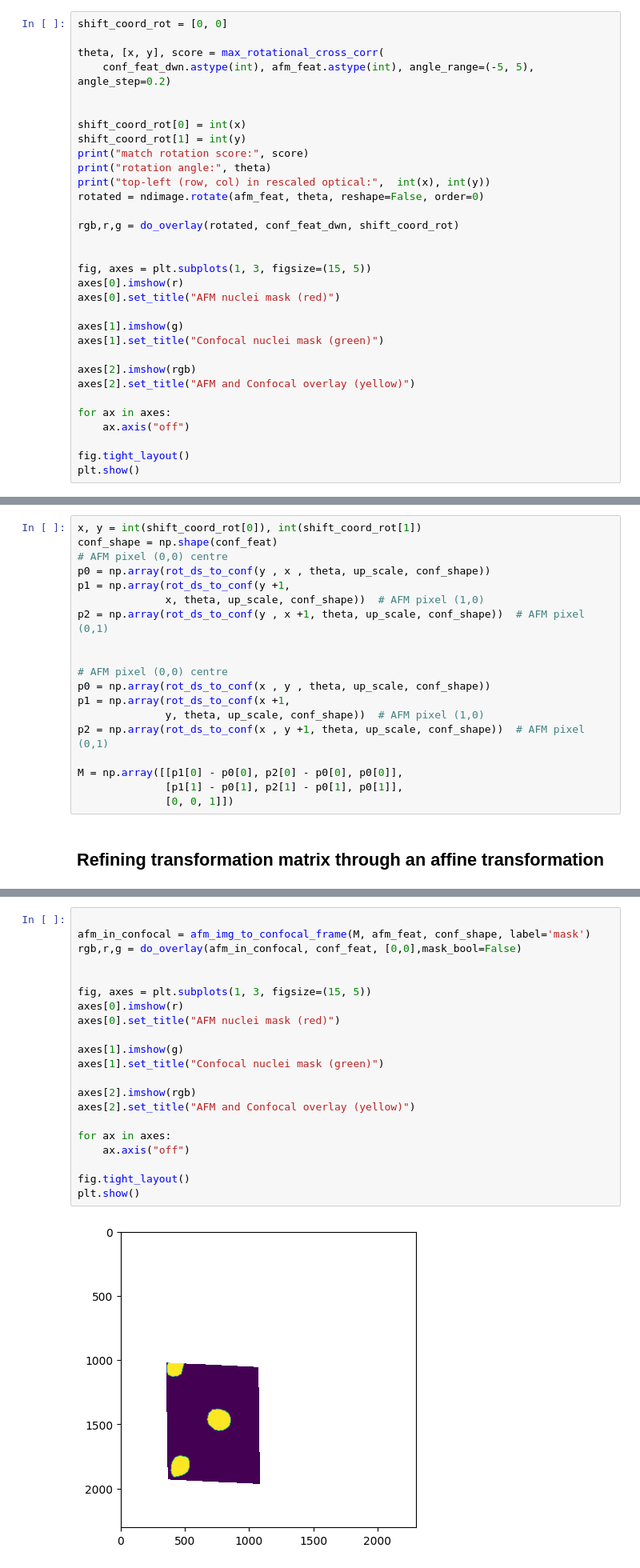
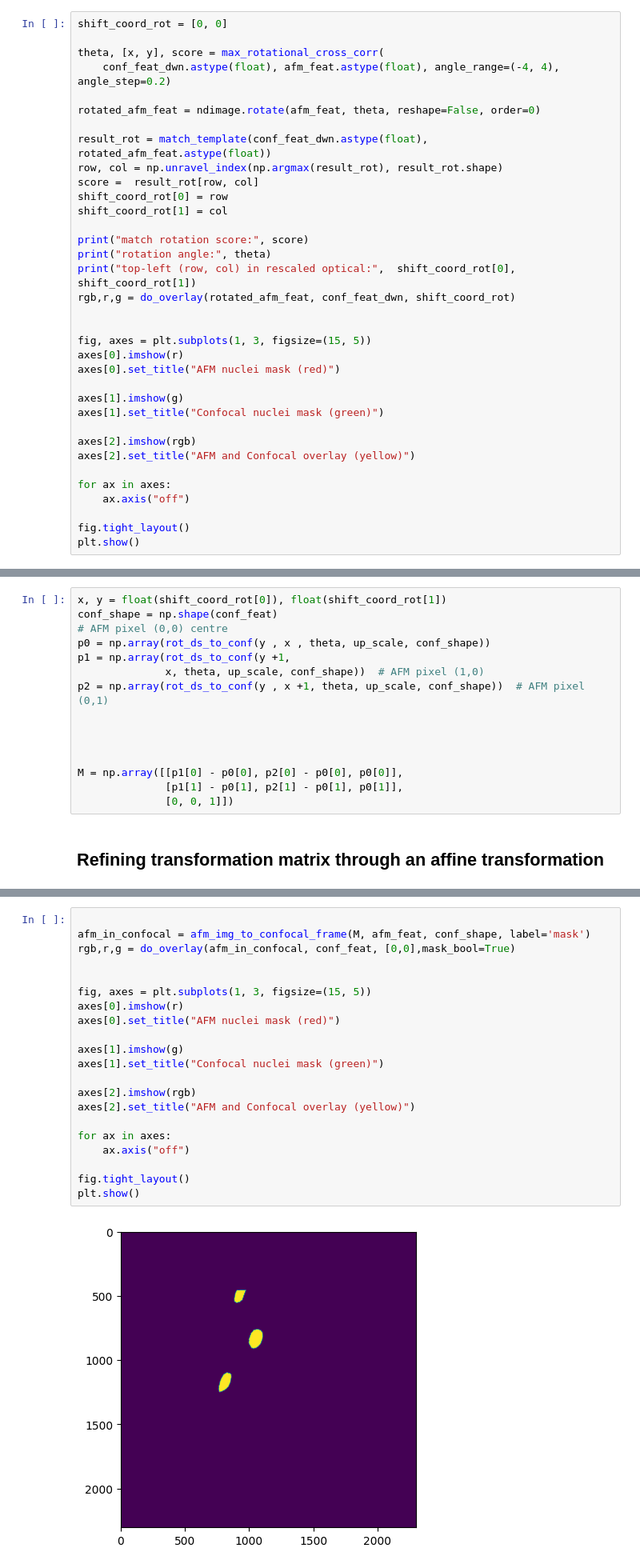
Before and after one commit to DyNaMo-INSERM/SarcoMechProfiler, a Jupyter notebook: Correlation_AFM_confocal.ipynb, the cells around one changed output, grey strips where cells are left out. Shown at 80% size. Saved outputs shown, nothing was run; the diff lists cells and outputs as text.

```diff
--- a/Correlation_AFM_confocal.ipynb
+++ b/Correlation_AFM_confocal.ipynb
@@ -66,17 +67,20 @@ plt.show()
 shift_coord_rot = [0, 0]
 
 theta, [x, y], score = max_rotational_cross_corr(
-    conf_feat_dwn.astype(int), afm_feat.astype(int), angle_range=(-5, 5), angle_step=0.2)
+    conf_feat_dwn.astype(float), afm_feat.astype(float), angle_range=(-4, 4), angle_step=0.2)
 
+rotated_afm_feat = ndimage.rotate(afm_feat, theta, reshape=False, order=0)
 
-shift_coord_rot[0] = int(x)
-shift_coord_rot[1] = int(y)
+result_rot = match_template(conf_feat_dwn.astype(float), rotated_afm_feat.astype(float))
+row, col = np.unravel_index(np.argmax(result_rot), result_rot.shape)
+score =  result_rot[row, col]
+shift_coord_rot[0] = row
+shift_coord_rot[1] = col
+
 print("match rotation score:", score)
 print("rotation angle:", theta)
-print("top-left (row, col) in rescaled optical:",  int(x), int(y))
-rotated = ndimage.rotate(afm_feat, theta, reshape=False, order=0)
-
-rgb,r,g = do_overlay(rotated, conf_feat_dwn, shift_coord_rot)
+print("top-left (row, col) in rescaled optical:",  shift_coord_rot[0], shift_coord_rot[1])
+rgb,r,g = do_overlay(rotated_afm_feat, conf_feat_dwn, shift_coord_rot)
 
 
 fig, axes = plt.subplots(1, 3, figsize=(15, 5))
@@ -104,7 +108,7 @@ top-left (row, col) in rescaled optical: 87 201
 # %% [markdown]
 ## Constructing transformation matrix
 # %%
-x, y = int(shift_coord_rot[0]), int(shift_coord_rot[1])
+x, y = float(shift_coord_rot[0]), float(shift_coord_rot[1])
 conf_shape = np.shape(conf_feat)
 # AFM pixel (0,0) centre
 p0 = np.array(rot_ds_to_conf(y , x , theta, up_scale, conf_shape))
@@ -113,11 +117,7 @@ p1 = np.array(rot_ds_to_conf(y +1,
 p2 = np.array(rot_ds_to_conf(y , x +1, theta, up_scale, conf_shape))  # AFM pixel (0,1)
 
 
-# AFM pixel (0,0) centre
-p0 = np.array(rot_ds_to_conf(x , y , theta, up_scale, conf_shape))
-p1 = np.array(rot_ds_to_conf(x +1,
-              y, theta, up_scale, conf_shape))  # AFM pixel (1,0)
-p2 = np.array(rot_ds_to_conf(x , y +1, theta, up_scale, conf_shape))  # AFM pixel (0,1)
+
 
 M = np.array([[p1[0] - p0[0], p2[0] - p0[0], p0[0]],
               [p1[1] - p0[1], p2[1] - p0[1], p0[1]],
@@ -164,24 +164,24 @@ shear (deviation of the y-axis from perpendicular): -3.55 deg
 # %%
 
 afm_in_confocal = afm_img_to_confocal_frame(M, afm_feat, conf_shape, label='mask')
-rgb,r,g = do_overlay(afm_in_confocal, conf_feat, [0,0],mask_bool=False)
+rgb,r,g = do_overlay(afm_in_confocal, conf_feat, [0,0],mask_bool=True)
 
 
 fig, axes = plt.subplots(1, 3, figsize=(15, 5))
 axes[0].imshow(r)
 axes[0].set_title("AFM nuclei mask (red)")
 
 axes[1].imshow(g)
 axes[1].set_title("Confocal nuclei mask (green)")
 
 axes[2].imshow(rgb)
 axes[2].set_title("AFM and Confocal overlay (yellow)")
 
 for ax in axes:
     ax.axis("off")
 
 fig.tight_layout()
 plt.show()
 # %% [output]
-[figure, old version]
+[figure, new version]
 Clipping input data to the valid range for imshow with RGB data ([0..1] for floats or [0..255] for integers). Got range [0.0..255.0].
```
Also changed, not shown: parts of 4 cells of this notebook, 2 other files.
